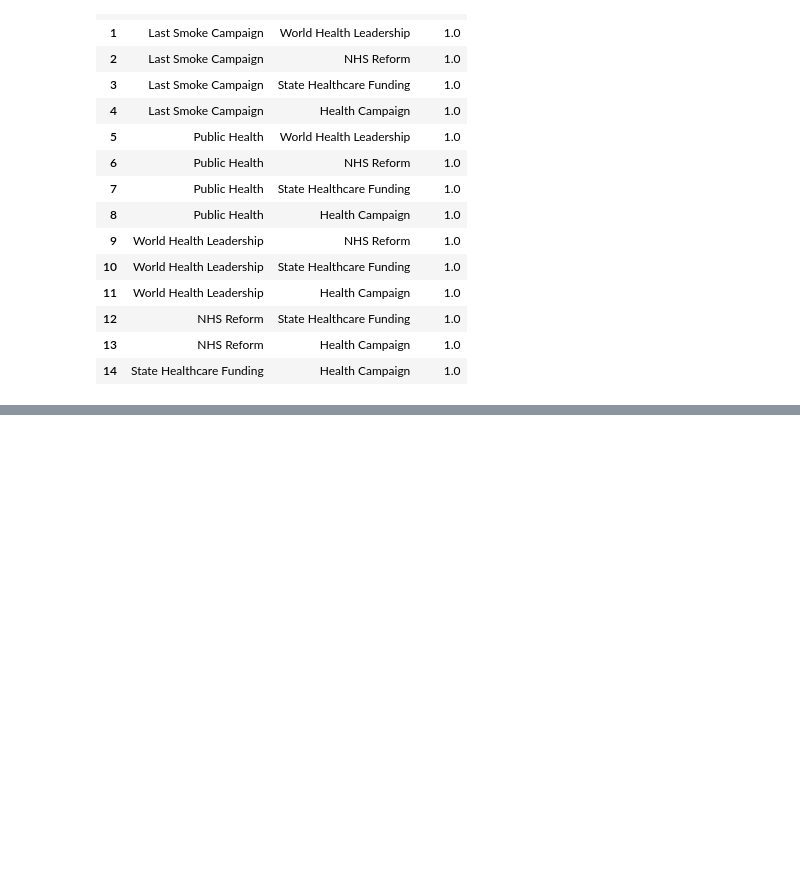
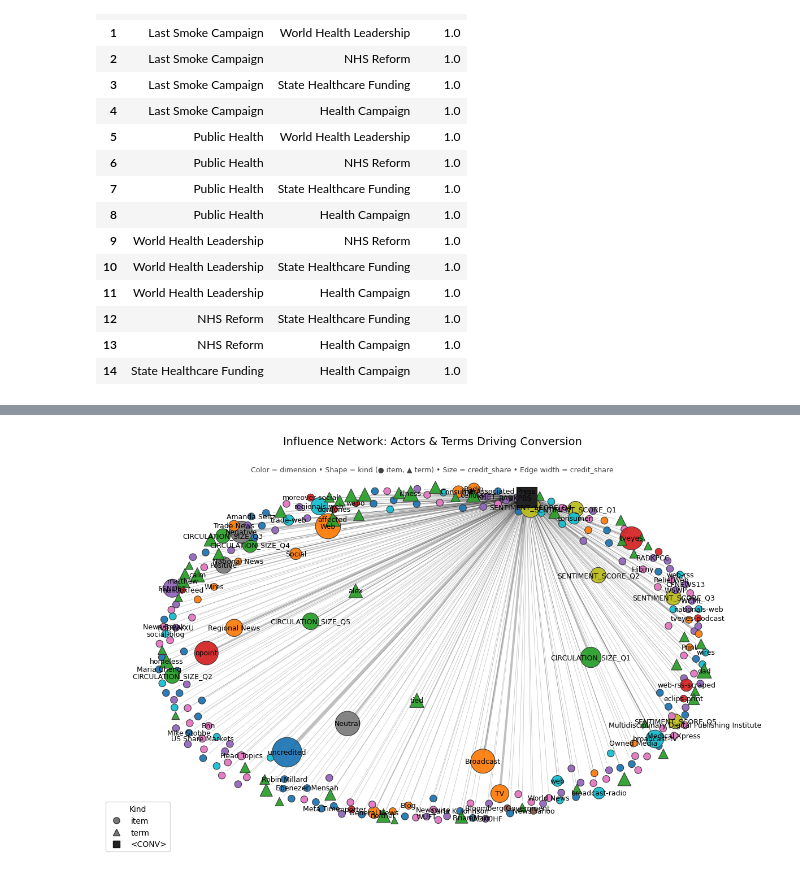
Before and after one commit to amg477/capstone, a Jupyter notebook: analysis/network_eda.ipynb, the cells around one changed output, grey strips where cells are left out. Saved outputs shown, nothing was run; the diff lists cells and outputs as text; code cells hidden in the pictures; blank space fills up the shorter version.

```diff
--- a/analysis/network_eda.ipynb
+++ b/analysis/network_eda.ipynb
@@ -601,0 +612,2 @@ display(pairs_topic.head(25))
+# %%
+attrDF = pd.read_parquet("../data_storage/final_data/attribution_dataset.csv")
@@ -601,0 +777,9 @@ display(pairs_topic.head(25))
+# %%
+_attr = prep_attr_attrDF(attr_attrDF)
+_attr_trim = filter_top_per_dimension(_attr, top_k=50, min_share=0.0)
+
+# 2) Build & plot
+G = build_graph_classic(_attr_trim)
+draw_static_classic(G, figsize=(12, 8), top_labels_per_dim=10)
+# %% [output]
+[figure, added]
```
Also changed, not shown: parts of 21 cells of this notebook.
